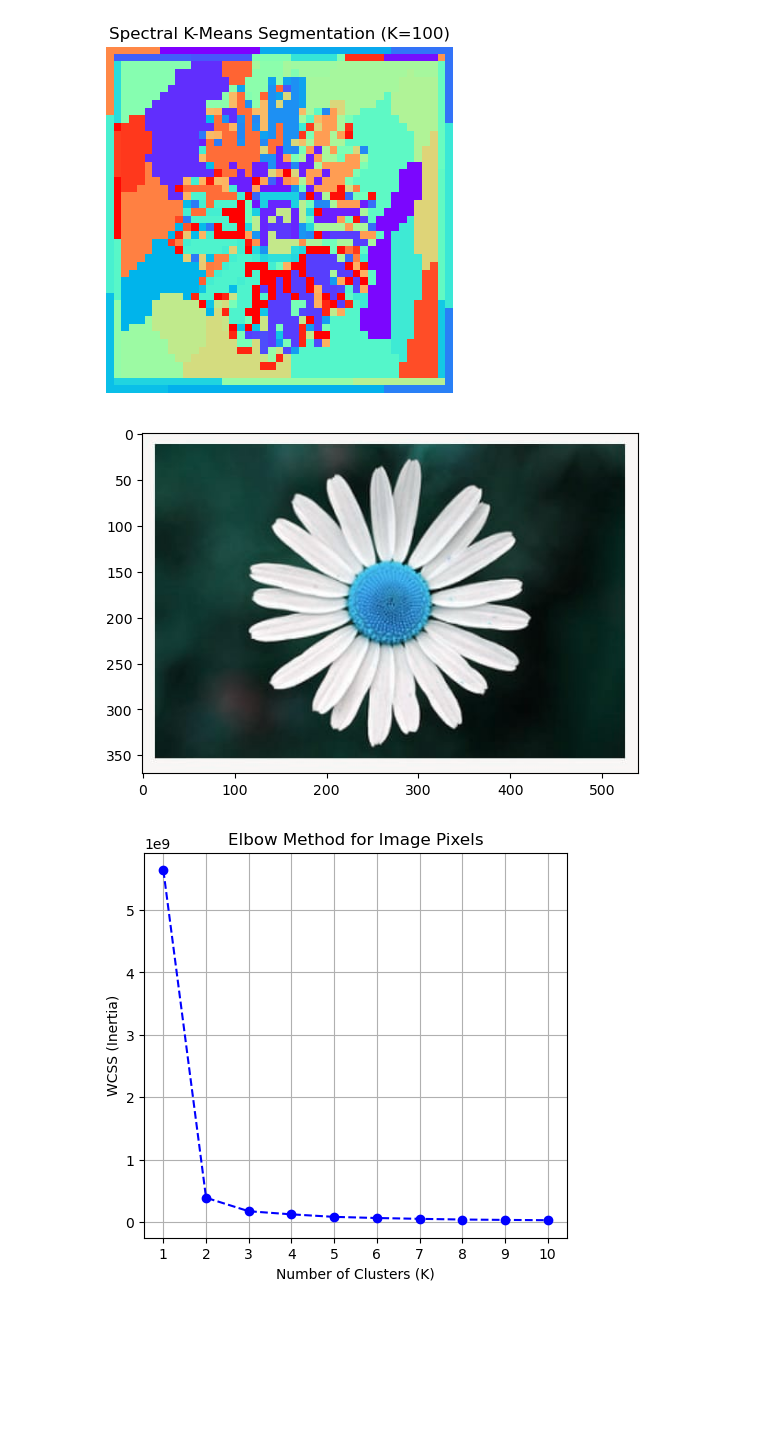
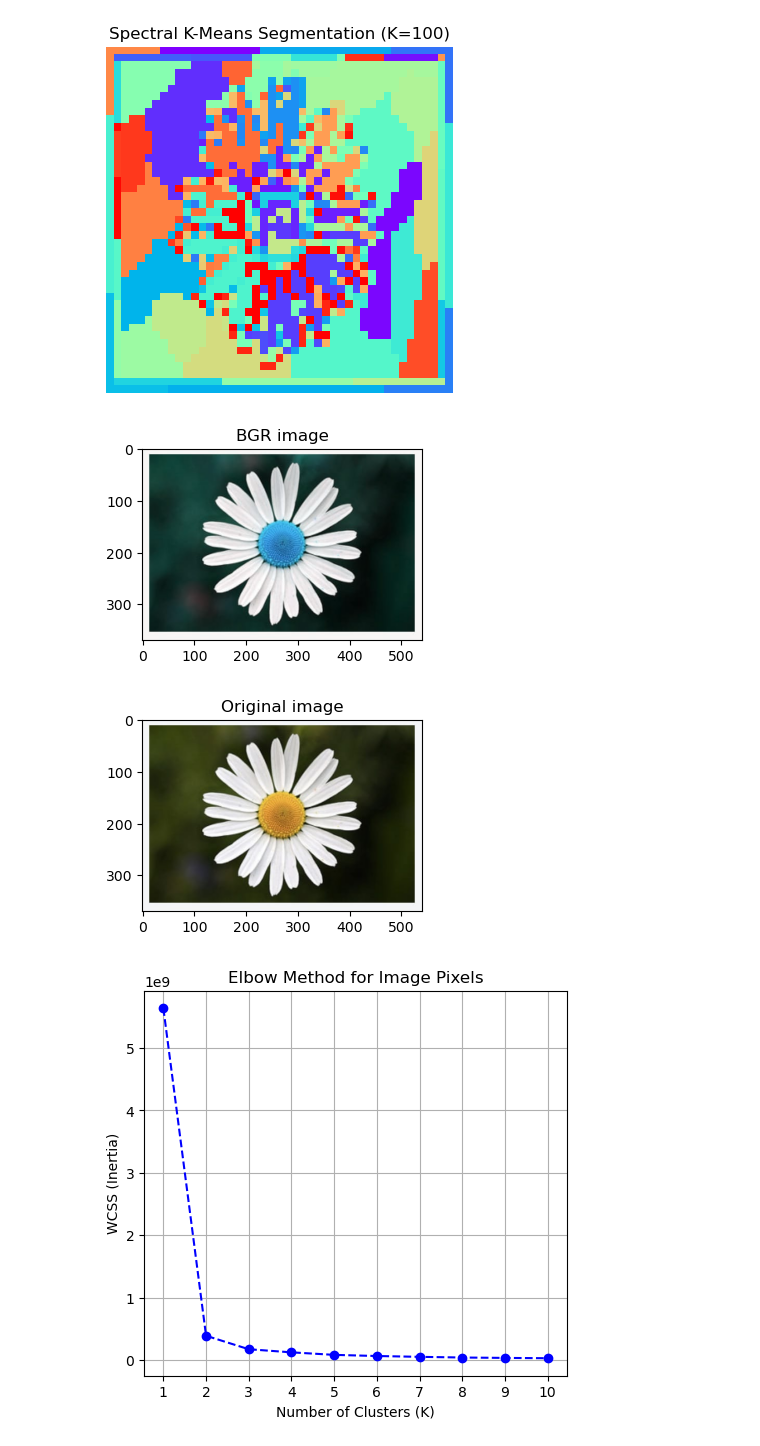
Before and after one commit to Devika20030130/ml, a Jupyter notebook: Image segmentation/image_seg.ipynb, the cells around one changed output. Drawn from its saved outputs; the diff is of its cells as text; code cells hidden in the pictures; blank space fills up the shorter version.

```diff
--- a/Image segmentation/image_seg.ipynb
+++ b/Image segmentation/image_seg.ipynb
@@ -152,18 +151,29 @@ img = cv2.imread("image.jpeg")
-# %%
-# Display the image
-plt.imshow(img)
-plt.axis('on') # Hide coordinate axes
-plt.show()
-# %% [output]
-[figure, removed]
 # %%
 # 1. Load the image and convert BGR (OpenCV default) to RGB
-#image = cv2.imread("image.jpeg")
+img = cv2.imread("image.jpeg")
 image = cv2.cvtColor(img, cv2.COLOR_BGR2RGB)
-
+# Display the BGR image
+plt.subplot(1, 2, 2)
+plt.imshow(img)
+plt.title("BGR image")
+plt.axis('on')
+plt.tight_layout()
+plt.show()
 # Flatten the image into a 2D array of RGB pixels
 pixels = image.reshape((-1, 3))
 pixels = np.float32(pixels)  # Convert to float for K-Means accuracy
+# %% [output]
+[figure, added]
+# %%
+#display the original image
+plt.subplot(1, 2, 2)
+plt.imshow(image)
+plt.title("Original image")
+plt.axis('on')
+plt.tight_layout()
+plt.show()
+# %% [output]
+[figure, added]
 # %%
 # 2. Calculate WCSS for the Elbow Method
 wcss = []
```
Also changed, not shown: parts of 5 cells of this notebook.
